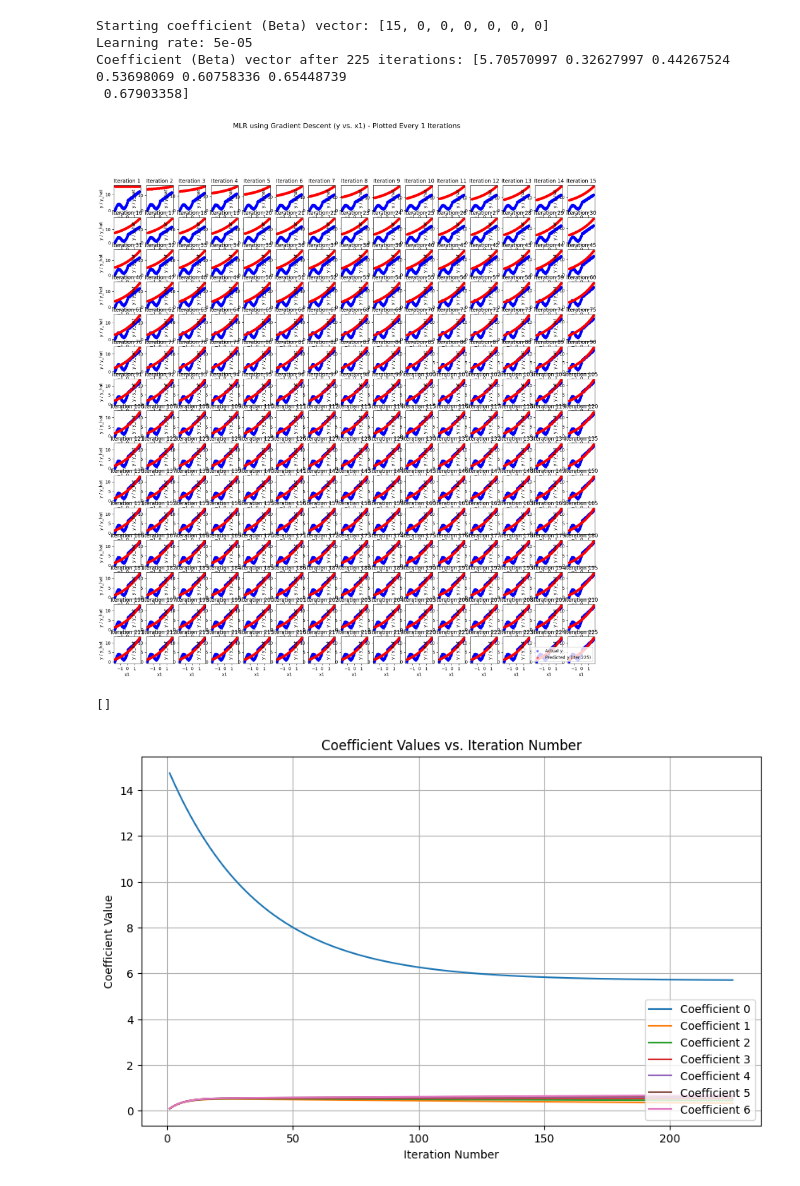
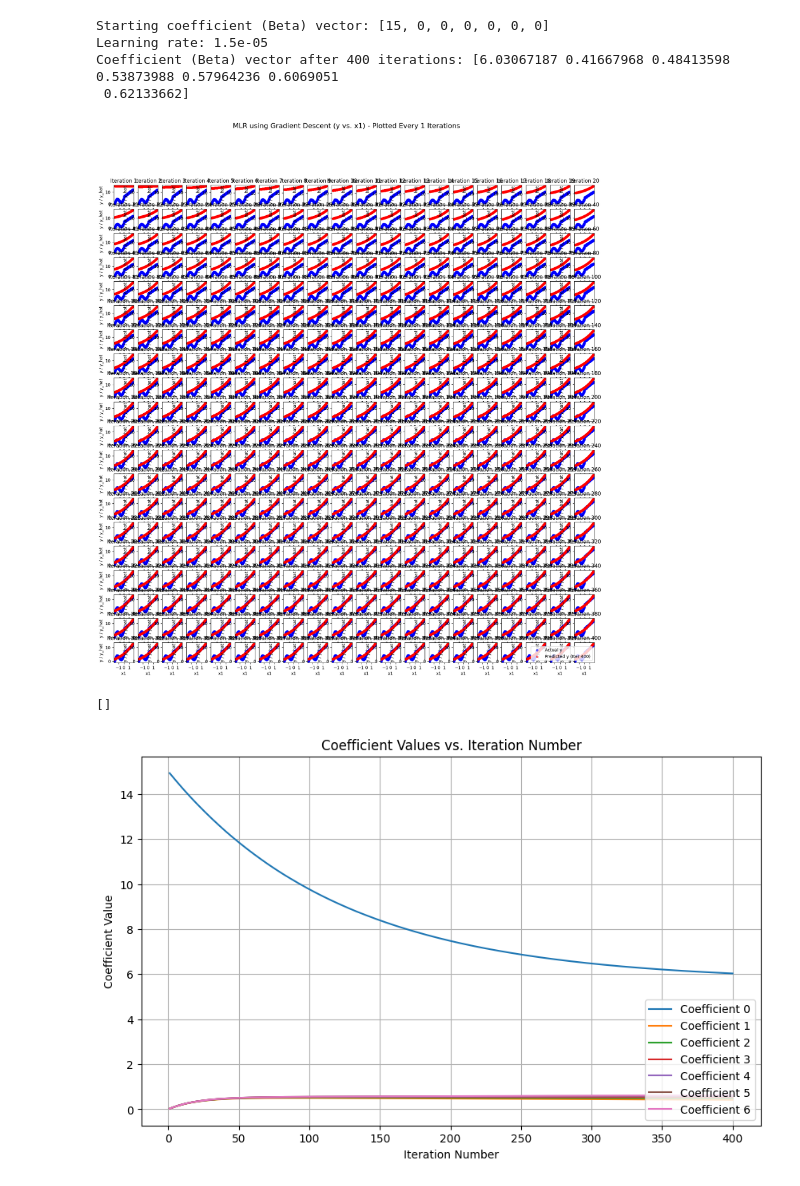
Before and after one commit to SagnikDey1503/E3-24B2477, a Jupyter notebook: gradient-descent 3.ipynb, the cells around one changed output. Drawn from its saved outputs; the diff is of its cells as text; code cells hidden in the pictures.

```diff
--- a/gradient-descent 3.ipynb
+++ b/gradient-descent 3.ipynb
@@ -21,8 +21,8 @@ n = len(y)
 X_with_intercept = np.c_[np.ones(X.shape[0]), X]
 
 # Initialize parameters
-learning_rate = 0.00005
-iterations = 225
+learning_rate = 0.000015
+iterations = 400
 plot_frequency = 1
 horiz_axis = 'x1' # All scatter plots are created w.r.t. this specified indep. variable
 coeffs = None
@@ -39,7 +39,7 @@ print(f"Starting coefficient (Beta) vector: {coeffs}")
 print(f"Learning rate: {learning_rate}")
 
 # Set up a 5x5 grid for plots
-fig, axs = plt.subplots(15, 15, figsize=(20, 20))
+fig, axs = plt.subplots(20, 20, figsize=(20, 20))
 fig.suptitle(f'MLR using Gradient Descent (y vs. {horiz_axis}) - Plotted Every {plot_frequency} Iterations', fontsize=16)
 axs = axs.flatten()
 plot_index = 0
@@ -60,37 +60,37 @@ for i in range(iterations):
     if (i+1) % plot_frequency == 0:
         #print(f"Iteration no ... {i}")
 
         # Remember the coeffs vector for this iteration
         coeffs_history.append(coeffs.copy())
 
         # # Note: The plot only shows the relationship with x1
         # # To change this, initialize the variable horiz_axis as required
         # # The predictions (y_hat) are based on all x variables.
 
         ax = axs[plot_index]
         ax.scatter(X[horiz_axis], y, label='Actual y', color='blue', s=20, alpha=0.5)
         ax.scatter(X[horiz_axis], y_hat, label=f'Predicted y (Iter {i+1})', color='red', s=20, alpha=0.5)
         ax.set_title(f'Iteration {i+1}')
         ax.set_xlabel(horiz_axis)
         ax.set_ylabel('y / y_hat')
         plot_index += 1
 
 # # Print the values of beta after all the iterations
 print(f"Coefficient (Beta) vector after {iterations} iterations: {coeffs}")
 
 # Add a single legend to the last plot for clarity
 axs[-1].legend(loc='lower right')
 plt.show()
 
 # plt.tight_layout(rect=[0, 0, 1, 0.96])
 # plt.savefig('gradient_descent_mlr_2500_plots.png')
 # print("Plots have been generated and saved to 'gradient_descent_mlr_2500_plots.png'")
 # %% [output]
 Starting coefficient (Beta) vector: [15, 0, 0, 0, 0, 0, 0]
-Learning rate: 5e-05
-Coefficient (Beta) vector after 225 iterations: [5.70570997 0.32627997 0.44267524 0.53698069 0.60758336 0.65448739
- 0.67903358]
+Learning rate: 1.5e-05
+Coefficient (Beta) vector after 400 iterations: [6.03067187 0.41667968 0.48413598 0.53873988 0.57964236 0.6069051
+ 0.62133662]
-[figure, old version]
+[figure, new version]
 # %%
 # Convert list of lists to numpy array for plotting
 coeffs_history_np = np.array(coeffs_history)
@@ -98,7 +98,7 @@ coeffs_history_np = np.array(coeffs_history)
 # Plot all coefficients vs. the iteration number in a single plot
 plt.figure(figsize=(10, 6))
 for j in range(coeffs_history_np.shape[1]):
-    plt.plot(range(1, 226), coeffs_history_np[:, j], label=f'Coefficient {j}')
+    plt.plot(range(1, 401), coeffs_history_np[:, j], label=f'Coefficient {j}')
 
 plt.title('Coefficient Values vs. Iteration Number')
 plt.xlabel('Iteration Number')
@@ -111,7 +111,7 @@ plt.plot()
 # print("Plot of coefficients vs. iteration number has been generated and saved to 'coefficients_vs_iteration.png'.")
 # %% [output]
 []
-[figure, old version]
+[figure, new version]
 # %%
 # Convert list of lists to numpy array for plotting
 coeffs_history_np = np.array(coeffs_history)
```
Also changed, not shown: parts of 1 cell of this notebook.
